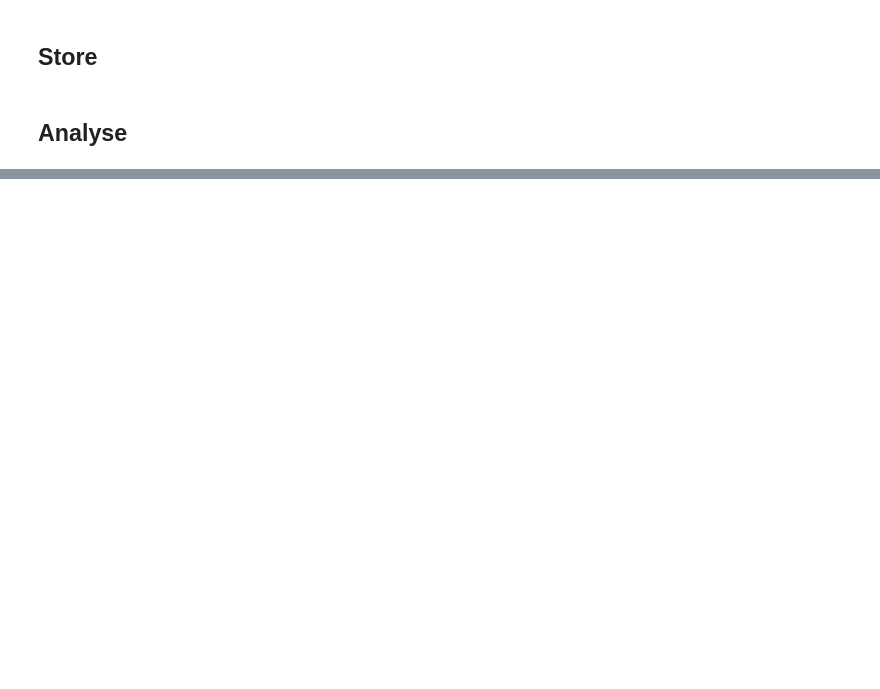
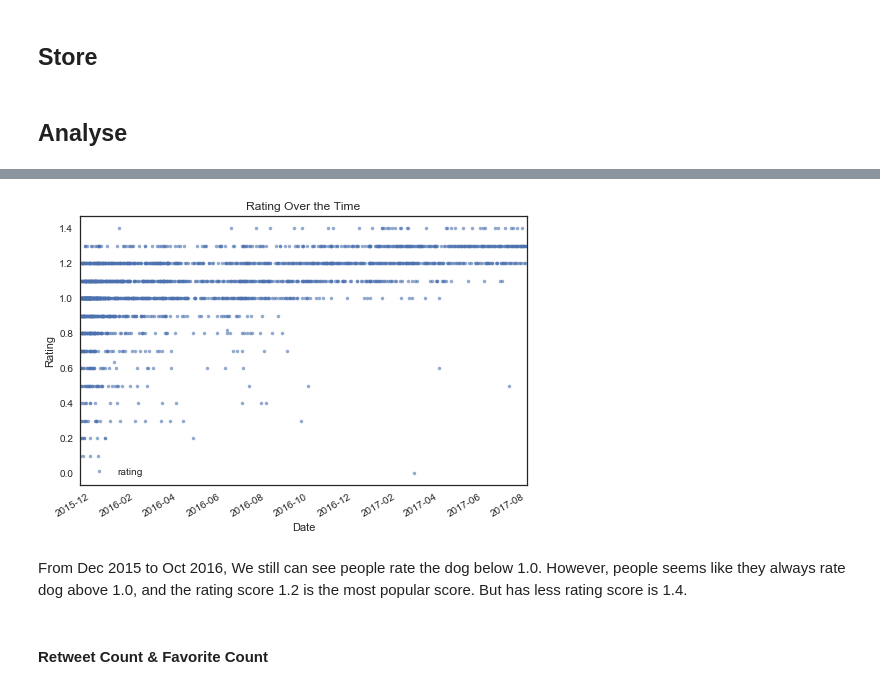
Before and after one commit to michellemao0224/Data-Wrangling, a Jupyter notebook: Project/wrangle_act.ipynb, the cells around one changed output, grey strips where cells are left out. Saved outputs shown, nothing was run; the diff lists cells and outputs as text; code cells hidden in the pictures; blank space fills up the shorter version.

```diff
--- a/Project/wrangle_act.ipynb
+++ b/Project/wrangle_act.ipynb
@@ -430,3 +882,16 @@ plt.show()
 # %%
 archive["timestamp"] = pd.to_datetime(archive["timestamp"])
 archive.set_index('timestamp', inplace=True)
+# %%
+archive[['rating']].plot(style = '.', alpha = 0.6)
+plt.title('Rating Over the Time')
+plt.xlabel('Date')
+plt.ylabel('Rating')
+plt.savefig('rating_time.png')
+plt.show()
+# %% [output]
+[figure, added]
+# %% [markdown]
+From Dec 2015 to Oct 2016, We still can see people rate the dog below 1.0. However, people seems like they always rate dog above 1.0, and the rating score 1.2 is the most popular score. But has less rating score is 1.4.
+# %% [markdown]
+#### Retweet Count & Favorite Count
```
Also changed, not shown: parts of 65 cells of this notebook.
